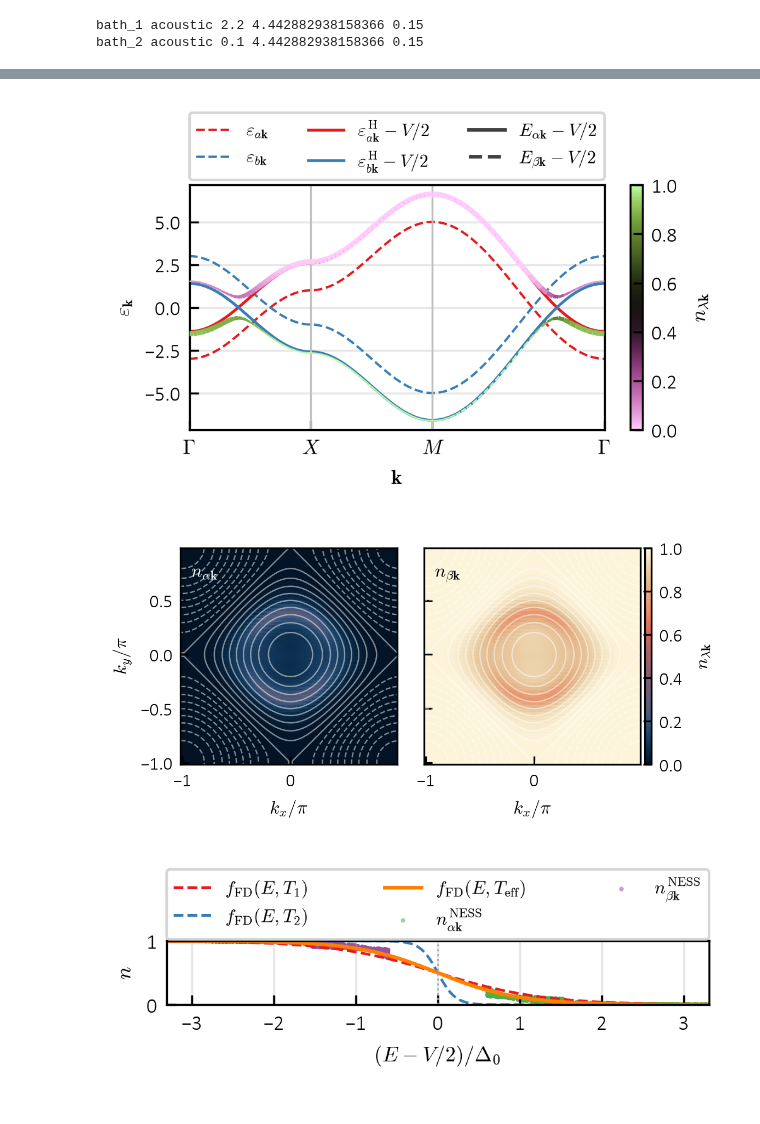
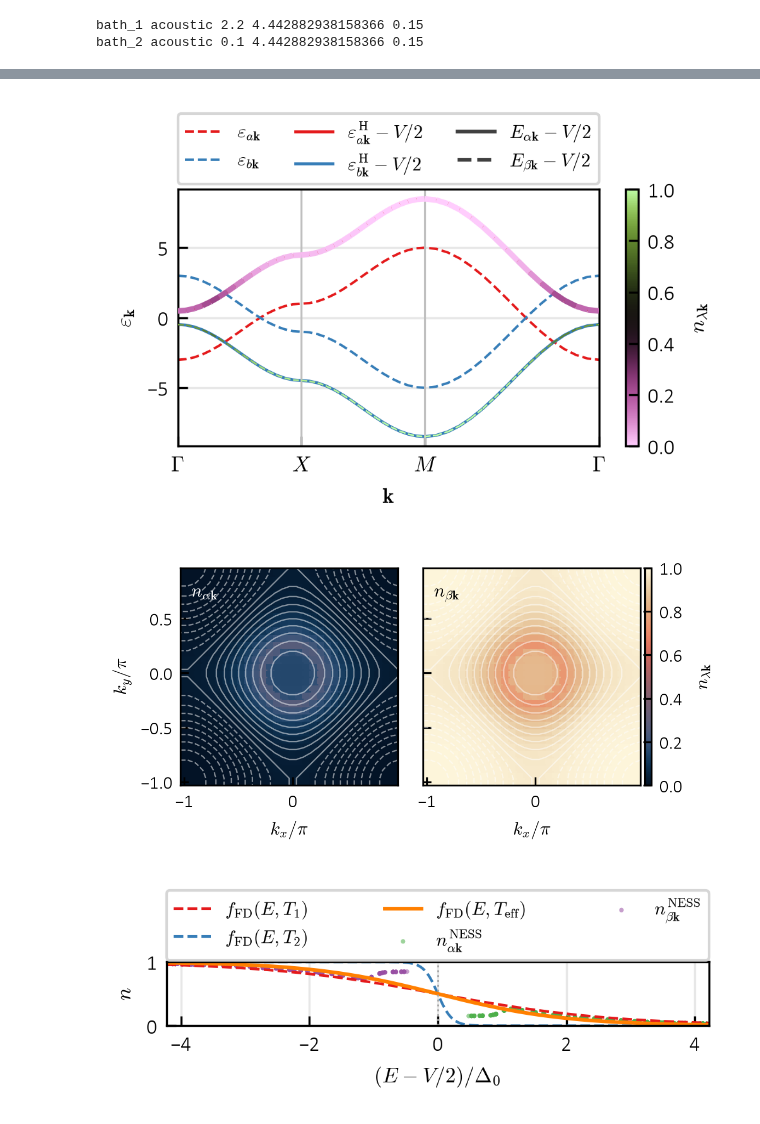
Before and after one commit to korl-z/IJS-F1, a Jupyter notebook: Koda/EI_baths/30_9_2026_skripta.ipynb, the cells around one changed output, grey strips where cells are left out. Drawn from its saved outputs; the diff is of its cells as text; code cells hidden in the pictures.

```diff
--- a/Koda/EI_baths/30_9_2026_skripta.ipynb
+++ b/Koda/EI_baths/30_9_2026_skripta.ipynb
@@ -84,7 +87,7 @@ t2a = tn * tc
 nt = tg["nt"]
 
 st = ej.mf_state(bd_ref, p, s0.d, s0.m)
-t1n, t2n = 1.2, 0.2
+t1n, t2n = 2.5, 0.2
 t1, t2 = t1n * tc, t2n * tc
 # %%
 
@@ -93,7 +96,7 @@ fn = getattr(pb, bc["rate"])
 bp = dict(bc["pars"])
 
 
-ov = ({"cs": 1.0, "w0": 2.2}, {"cs": 1.0, "w0": 0.1})     # bath 1 (T1), bath 2 (T2)
+ov = ({"cs": 10.0, "w0": 2.2}, {"cs": 10., "w0": 0.1})     # bath 1 (T1), bath 2 (T2)
 
 bs = tuple(
     fn(t, bd.k, name=f"bath_{i + 1}", **{**bp, **o})
@@ -110,10 +113,10 @@ se = eu.solve_eq(
 )
 
 sk = {
-    "mix": (0.1, 0.1, 0.05),
+    "mix": (0.5, 0.5, 0.05),
     "tol": 1.0e-4,
-    "nmax": 20000,
-    "chk": 50,
+    "nmax": 2000,
+    "chk": 10,
     "prog": True,
 }
 
@@ -124,10 +127,16 @@ so = ej.solve_fixed(
     **sk,
 )
 
+sol = solve_anderson(
+    bd, p, se.n.copy(), bs,
+    d=float(se.d), m=float(se.m),
+    mem=4, block=128, **sk,
+)
+
 st = ej.mf_state(
     bd, p,
-    d=float(so.d),
-    m=float(so.m),
+    d=float(sol.d),
+    m=float(sol.m),
 )
 
 # so = ej.solve_newton(
@@ -406,9 +483,9 @@ logger.info("T_eff/T_c = %.6f, power = %.3e, ok = %s",
 # %%
 plot_dispersion(pt, bd, so, mc)                 # bands on Gamma-X-M, coloured by n
 plot_bz(pt, bd, so, path=None)                             # 2D n_alpha, n_beta
 plot_energy(pt, so, sf, t1, t2, mc, d0, path=None)         # n vs E against FD at T1, T2, T_eff
-# plot_xi(pt, bd, p, eq, so, sf, t1, t2, d0)      # n vs |xi| against FD at T1, T2, T_eff
+plot_xi(pt, bd, p, eq, so, sf, t1, t2, d0)      # n vs |xi| against FD at T1, T2, T_eff
 # %% [output]
-[figure, old version]
+[figure, new version]
-[figure, old version]
+[figure, new version]
-[figure, old version]
+[figure, new version]
```
Also changed, not shown: parts of 27 cells of this notebook, 16 other files.
